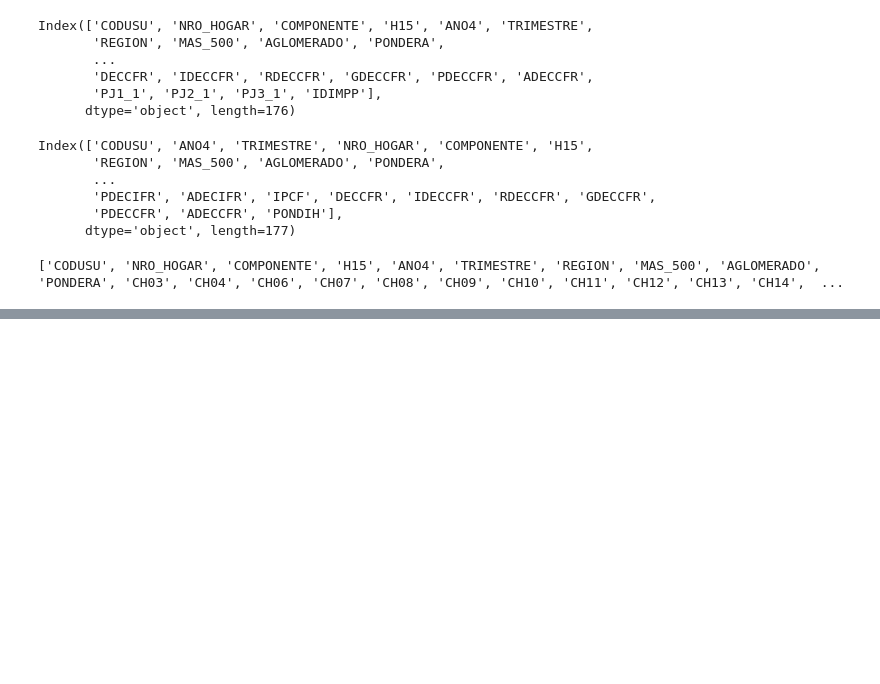
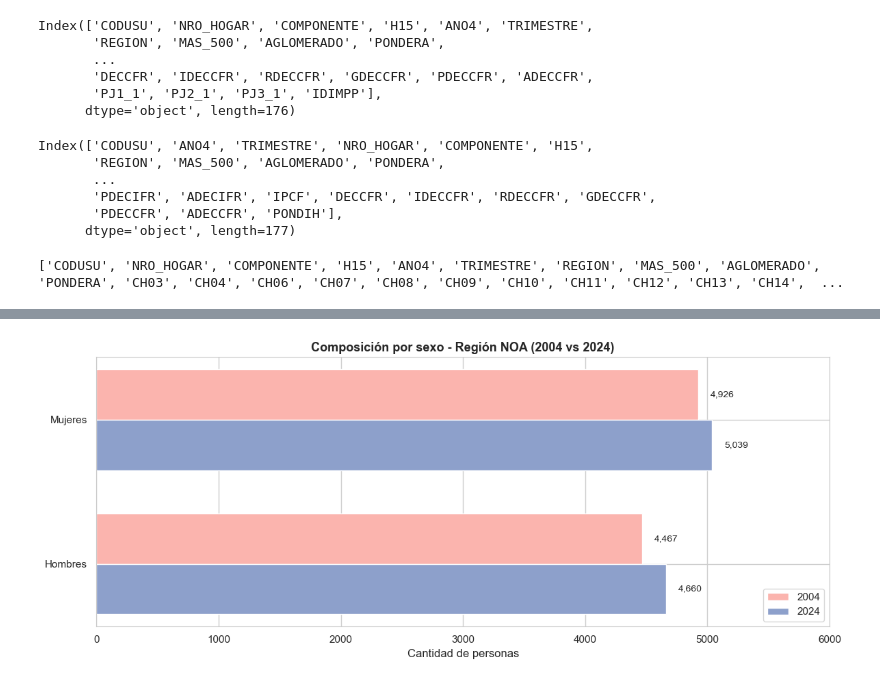
Before and after one commit to MatiasCostanzo2726/BigDataUBA-Grupo9, a Jupyter notebook: TP2/Untitled.ipynb, the cells around one changed output, grey strips where cells are left out. Cells and saved outputs as stored; diff of their text form; code cells hidden in the pictures; blank space fills up the shorter version.

```diff
--- a/TP2/Untitled.ipynb
+++ b/TP2/Untitled.ipynb
@@ -280,0 +161,43 @@ plt.show()
+# %%
+df_2004 = df_unido[df_unido["ANO4"] == 2004].copy()
+df_2024 = df_unido[df_unido["ANO4"] == 2024].copy()
+
+# Normalizar etiquetas
+df_2004["SEXO"] = df_2004["CH04"].replace({1: "Hombres", 2: "Mujeres"})
+df_2024["SEXO"] = df_2024["CH04"].replace({1: "Hombres", 2: "Mujeres"})
+
+# Conteo por sexo
+count_2004 = df_2004["SEXO"].value_counts().reindex(["Mujeres", "Hombres"], fill_value=0)
+count_2024 = df_2024["SEXO"].value_counts().reindex(["Mujeres", "Hombres"], fill_value=0)
+
+# Configurar posiciones y tamaño
+labels = ['Mujeres', 'Hombres']
+y = np.arange(len(labels))
+width = 0.35  # separación de barras
+
+fig, ax = plt.subplots(figsize=(12, 5))
+
+# Barras
+bar1 = ax.barh(y - width/2, count_2004.values, height=width, label='2004', color='#fbb4ae')
+bar2 = ax.barh(y + width/2, count_2024.values, height=width, label='2024', color='#8da0cb')
+
+# Etiquetas y estética
+ax.set_xlabel('Cantidad de personas')
+ax.set_title('Composición por sexo - Región NOA (2004 vs 2024)', fontsize=13, weight='bold')
+ax.set_yticks(y)
+ax.set_yticklabels(labels)
+ax.set_xlim(0, 6000)
+ax.invert_yaxis()  # primero Mujeres, luego Hombres
+ax.legend(loc='lower right')
+
+# Agregar números directamente sobre las barras
+for bars in [bar1, bar2]:
+    for bar in bars:
+        width = bar.get_width()
+        ax.text(width + 100, bar.get_y() + bar.get_height()/2,
+                f'{int(width):,}', va='center', fontsize=10)
+
+plt.tight_layout()
+plt.show()
+# %% [output]
+[figure, added]
```
Also changed, not shown: parts of 17 cells of this notebook.
